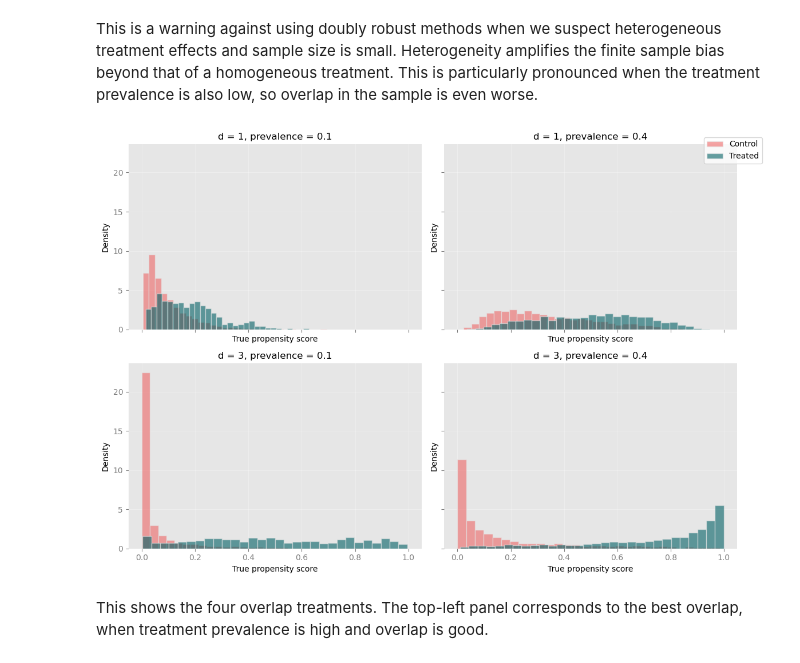
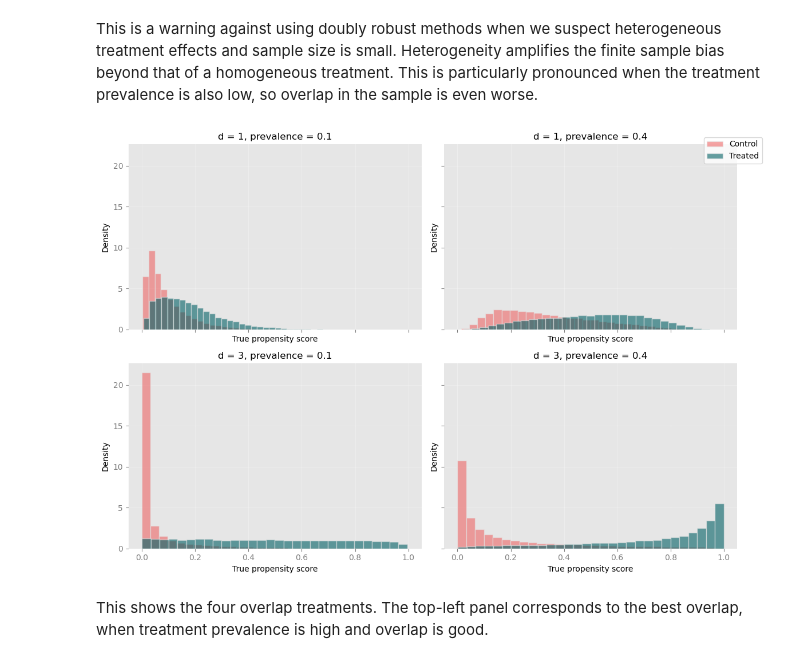
Before and after one commit to LuqmaanSahar/doubly-robust-estimators, a Jupyter notebook: orchestrator.ipynb, the cells around one changed output. Drawn from its saved outputs; the diff is of its cells as text; code cells hidden in the pictures.

```diff
--- a/orchestrator.ipynb
+++ b/orchestrator.ipynb
@@ -324,7 +324,6 @@ This is a warning against using doubly robust methods when we suspect heterogene
 import matplotlib.pyplot as plt
 import numpy as np
 
-# Four scenarios to display
 scenarios = [
     {"overlap_coef": 1, "treatment_prevalence": 0.1},
     {"overlap_coef": 1, "treatment_prevalence": 0.4},
@@ -337,7 +336,7 @@ axes = axes.flatten()
 
 for ax, sc in zip(axes, scenarios):
     gen = SimulationData(
-        n_samples=5000,  # larger sample makes the overlap pattern easier to see
+        n_samples=100000,
         overlap_coef=sc["overlap_coef"],
         treatment_prevalence=sc["treatment_prevalence"],
         heterogeneity_coef=0,  # irrelevant for propensity
@@ -357,33 +356,33 @@ for ax, sc in zip(axes, scenarios):
         density=True,
         alpha=0.6,
         edgecolor='#E6E6E6',
         color='#EE6666',
         label="Control",
     )
     ax.hist(
         prop_treated,
         bins=30,
         density=True,
         alpha=0.6,
         edgecolor='#E6E6E6',
         color='#016064',
         label="Treated",
     )
 
     ax.set_title(
         f"d = {sc['overlap_coef']}, prevalence = {sc['treatment_prevalence']}"
     )
     ax.set_xlabel("True propensity score")
     ax.set_ylabel("Density")
     ax.grid(True, alpha=0.3)
     apply_gray_style(ax)
 
 handles, labels = axes[0].get_legend_handles_labels()
 fig.legend(handles, labels, loc="upper right", bbox_to_anchor=(0.98, 0.98))
 
 plt.tight_layout(rect=[0, 0, 0.95, 1])
 plt.show()
 # %% [output]
-[figure, old version]
+[figure, new version]
 # %% [markdown]
 This shows the four overlap treatments. The top-left panel corresponds to the best overlap, when treatment prevalence is high and overlap is good.
```
Also changed, not shown: 11 other files.
